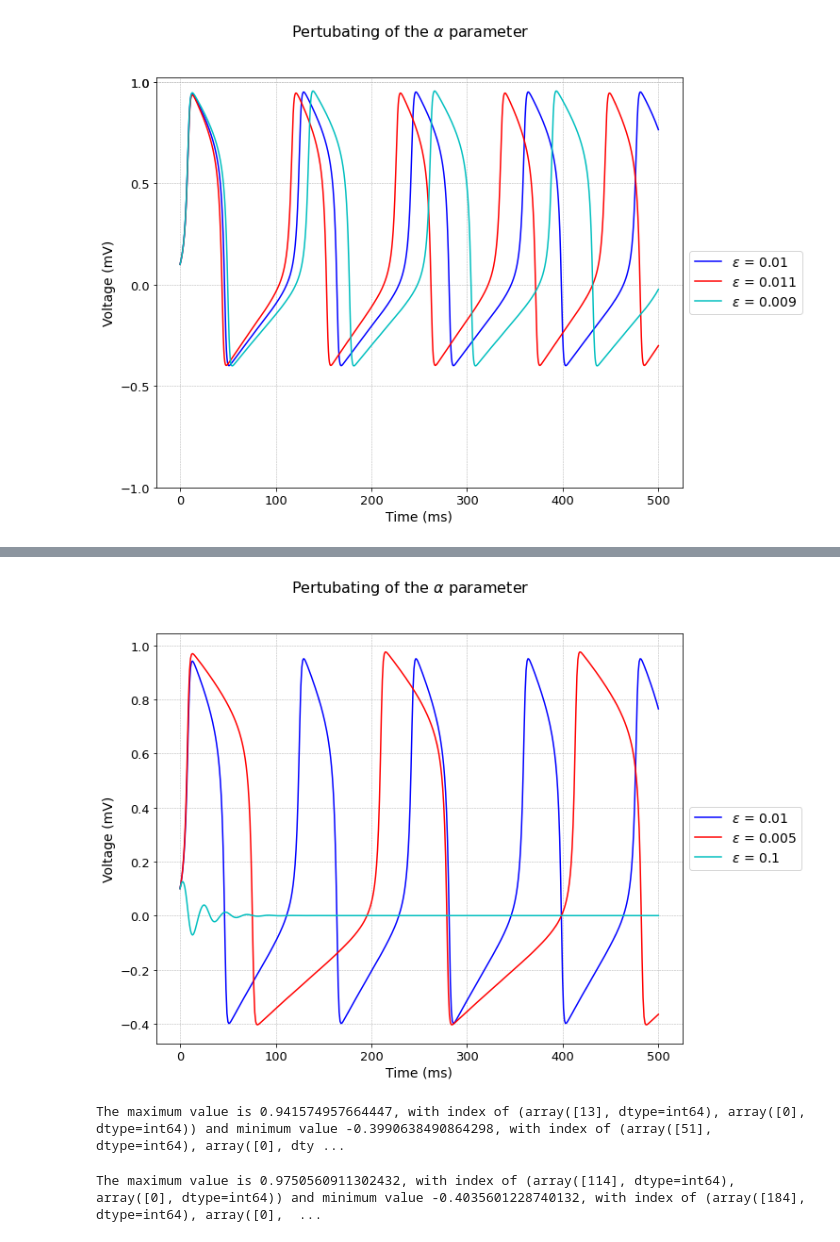
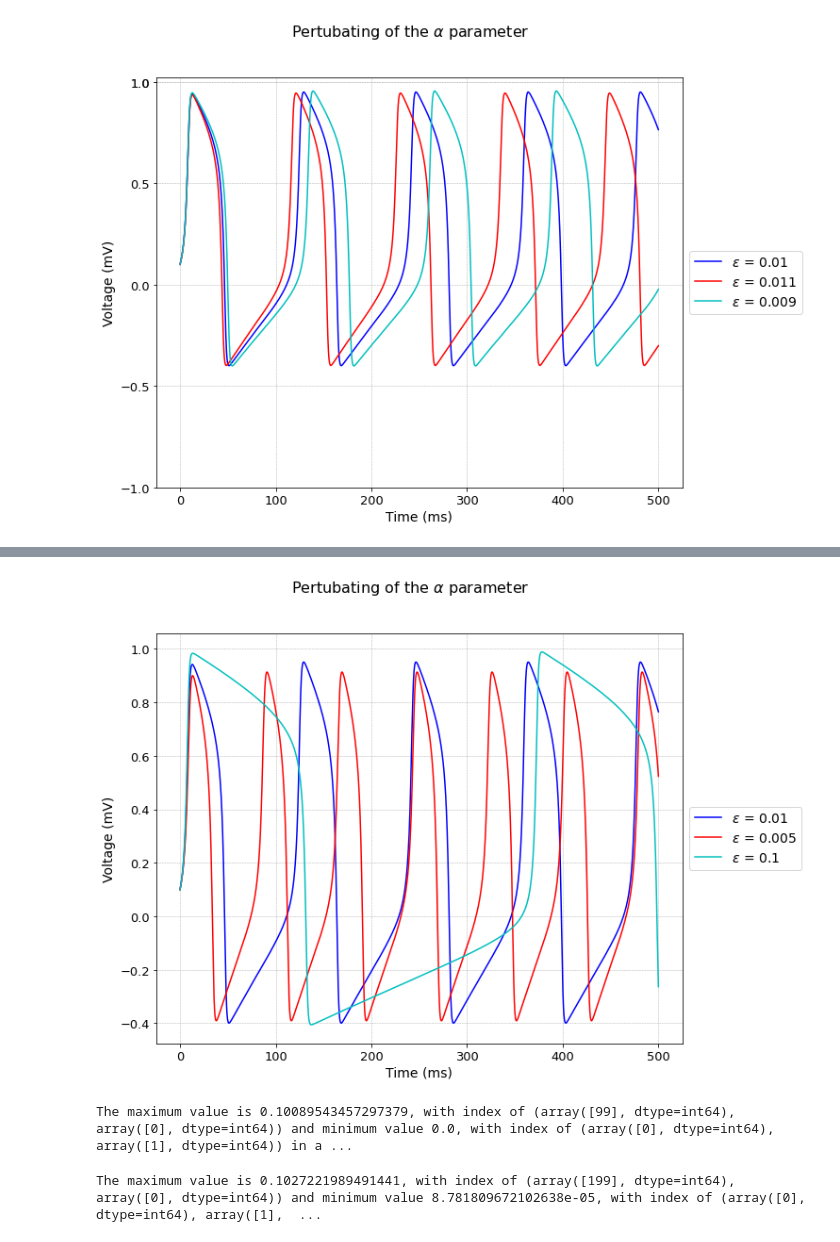
Before and after one commit to Cerlog/Fitz-Hugh-Nagumo-Mathematics-Project, a Jupyter notebook: OAT/FHN OATFINAL GRAPHS FOR EPSILON.ipynb, the cells around one changed output, grey strips where cells are left out. Drawn from its saved outputs; the diff is of its cells as text; code cells hidden in the pictures.

```diff
--- a/OAT/FHN OATFINAL GRAPHS FOR EPSILON.ipynb
+++ b/OAT/FHN OATFINAL GRAPHS FOR EPSILON.ipynb
@@ -214,33 +201,33 @@ t[266] - t[139]
 # %%
 params = [0.01]  # alpha
 y1 = odeint(fhn, x0, t, args=(params,))
 
-params = [0.005]  #alpha
+params = [0.0175]  #alpha
 y2 = odeint(fhn, x0, t, args=(params,))
 
 #params = [0.005]  #alpha
 #y3 = odeint(fhn, x0, t, args=(params,))
 
-params = [0.1]  #alpha
+params = [0.0025]  #alpha
 x3 = odeint(fhn, x0, t, args=(params,))
 
 f, (ax1) = plt.subplots(figsize=(10,8))
 f.suptitle(r'Pertubating of the $\alpha$ parameter', fontsize=16)
 line0, = ax1.plot(t, y1[:, 0], color="b", label=r"$\epsilon$ = 0.01")
 
 line1, = ax1.plot(t, y2[:, 0], color="r", label=r"$\epsilon$ = 0.005")
 
 line2, = ax1.plot(t, x3[:, 0], color="c", label=r"$\epsilon$ = 0.1")
 ax1.set_xlabel('Time (ms)', fontsize =14)
 ax1.set_ylabel('Voltage (mV)', fontsize =14)
 ax1.tick_params(labelsize=13)
 #ax1.set_xticklabels(group_labels)
 ax1.grid(linestyle='--', linewidth=0.5)
 ax1.grid(linestyle='--', linewidth=0.5)
 leg = plt.legend(bbox_to_anchor=(0.85,0.5), loc="center left", fontsize =14, borderaxespad=6.5)
 f.savefig('Alpha_pertubated_10_percent.jpeg', dpi=300, bbox_inches="tight")
 # %% [output]
-[figure, old version]
+[figure, new version]
 # %%
 #Epsillon = 0.009
 # %%
@@ -249,14 +236,14 @@ range1 = "0-100"
 V1_epsilon_0_005_range_0_100 = y2[0:100]
 find_max_min_index(V1_epsilon_0_009_range_0_100, range1)
 # %% [output]
-The maximum value is 0.941574957664447, with index of (array([13], dtype=int64), array([0], dtype=int64)) and minimum value -0.3990638490864298, with index of (array([51], dtype=int64), array([0], dty ...
+The maximum value is 0.10089543457297379, with index of (array([99], dtype=int64), array([0], dtype=int64)) and minimum value 0.0, with index of (array([0], dtype=int64), array([1], dtype=int64)) in a ...
 # %%
 V1_epsilon_0_005 = y2[:,0]
 range2 = "100-300"
 V1_epsilon_0_005_range_100_300 = y2[100:300]
 find_max_min_index(V1_epsilon_0_005_range_100_300, range2)
 # %% [output]
-The maximum value is 0.9750560911302432, with index of (array([114], dtype=int64), array([0], dtype=int64)) and minimum value -0.4035601228740132, with index of (array([184], dtype=int64), array([0],  ...
+The maximum value is 0.1027221989491441, with index of (array([199], dtype=int64), array([0], dtype=int64)) and minimum value 8.781809672102638e-05, with index of (array([0], dtype=int64), array([1],  ...
 # %%
 V1_epsilon_0_005 = y2[:,0]
 range3 = "300-500"
```
Also changed, not shown: parts of 25 cells of this notebook, 53 other files.
